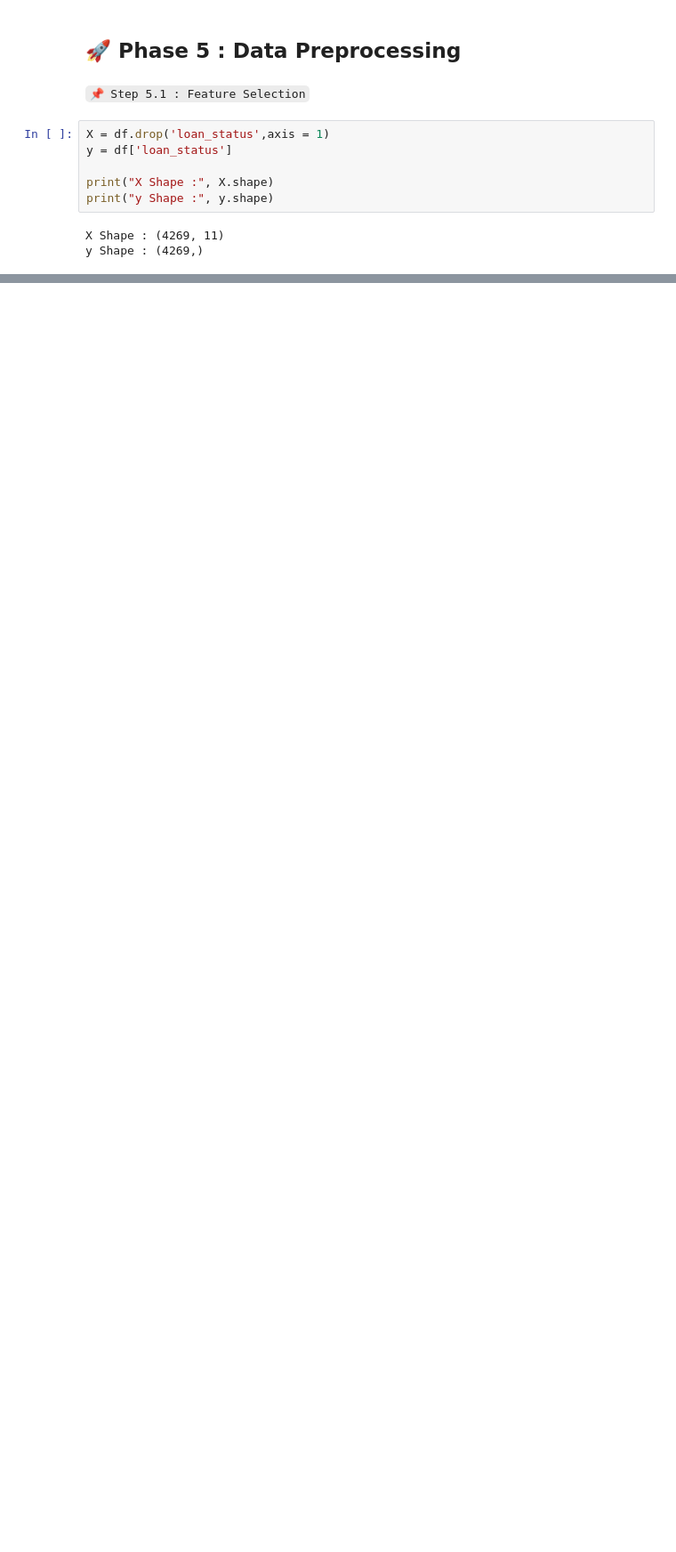
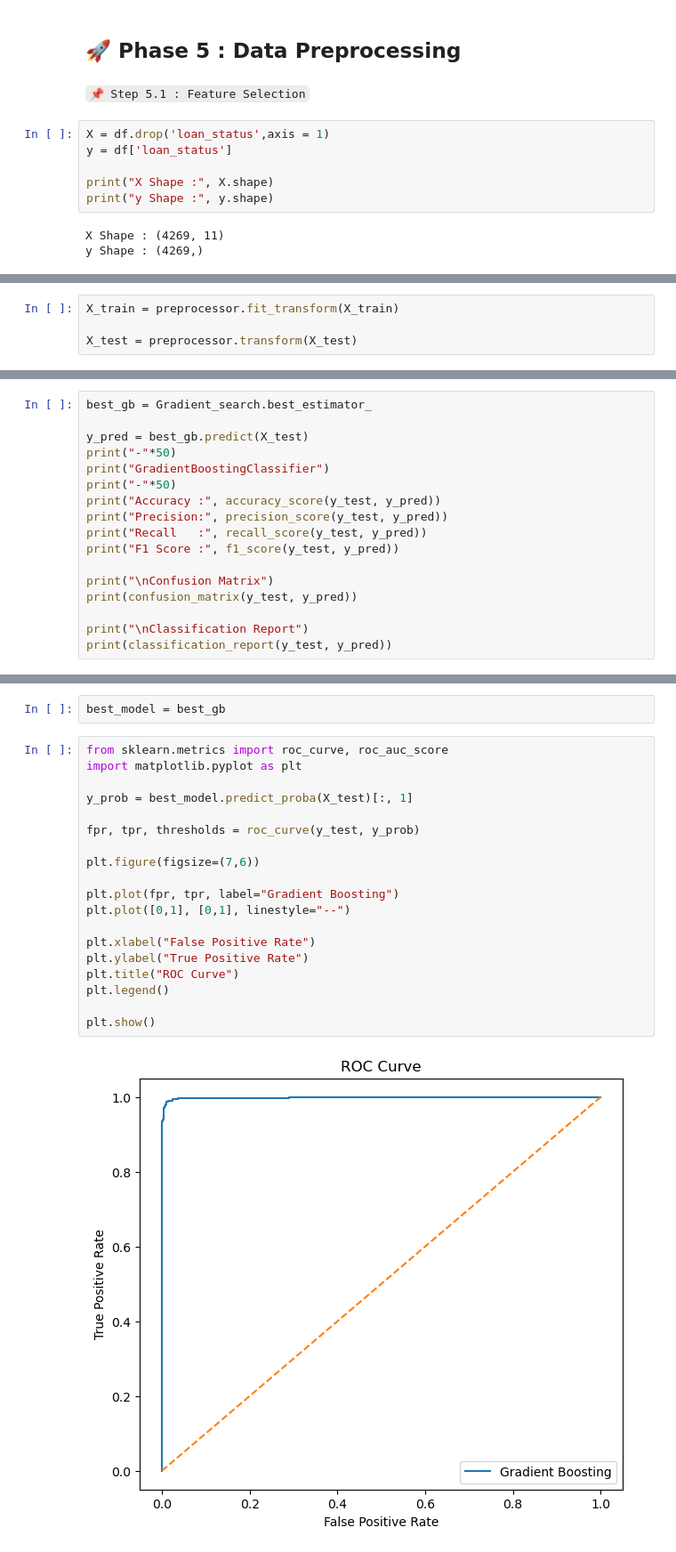
Before and after one commit to DEVELOPER-MANISH007/Kaggle-Notebook, a Jupyter notebook: 6.Notebook/Loan_Approval_Project/Loan_Approval_Project/Notebook/loan_approval.ipynb, the cells around one changed output, grey strips where cells are left out. Shown at 89% size. Cells and saved outputs as stored; diff of their text form; blank space fills up the shorter version.

```diff
--- a/6.Notebook/Notebook/main.ipynb
+++ b/6.Notebook/Loan_Approval_Project/Loan_Approval_Project/Notebook/loan_approval.ipynb
@@ -391,0 +445,4 @@ y Shape : (4269,)
+# %%
+X_train = preprocessor.fit_transform(X_train)
+
+X_test = preprocessor.transform(X_test)
@@ -391,0 +712,17 @@ y Shape : (4269,)
+# %%
+best_gb = Gradient_search.best_estimator_
+
+y_pred = best_gb.predict(X_test)
+print("-"*50)
+print("GradientBoostingClassifier")
+print("-"*50)
+print("Accuracy :", accuracy_score(y_test, y_pred))
+print("Precision:", precision_score(y_test, y_pred))
+print("Recall   :", recall_score(y_test, y_pred))
+print("F1 Score :", f1_score(y_test, y_pred))
+
+print("\nConfusion Matrix")
+print(confusion_matrix(y_test, y_pred))
+
+print("\nClassification Report")
+print(classification_report(y_test, y_pred))
@@ -391,0 +766,23 @@ y Shape : (4269,)
+# %%
+best_model = best_gb
+# %%
+from sklearn.metrics import roc_curve, roc_auc_score
+import matplotlib.pyplot as plt
+
+y_prob = best_model.predict_proba(X_test)[:, 1]
+
+fpr, tpr, thresholds = roc_curve(y_test, y_prob)
+
+plt.figure(figsize=(7,6))
+
+plt.plot(fpr, tpr, label="Gradient Boosting")
+plt.plot([0,1], [0,1], linestyle="--")
+
+plt.xlabel("False Positive Rate")
+plt.ylabel("True Positive Rate")
+plt.title("ROC Curve")
+plt.legend()
+
+plt.show()
+# %% [output]
+[figure, added]
```
Also changed, not shown: parts of 30 cells of this notebook, 16 other files.
